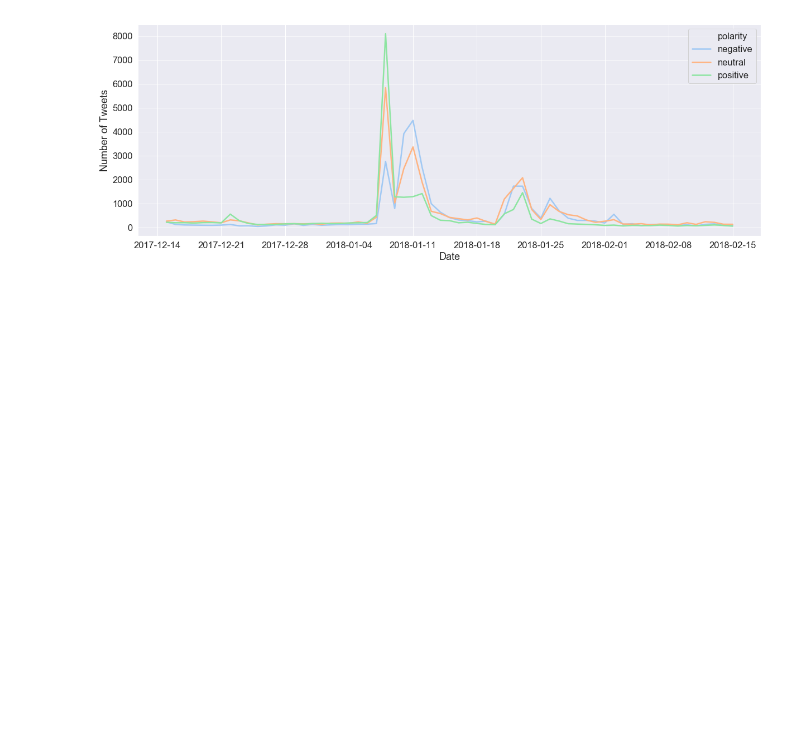
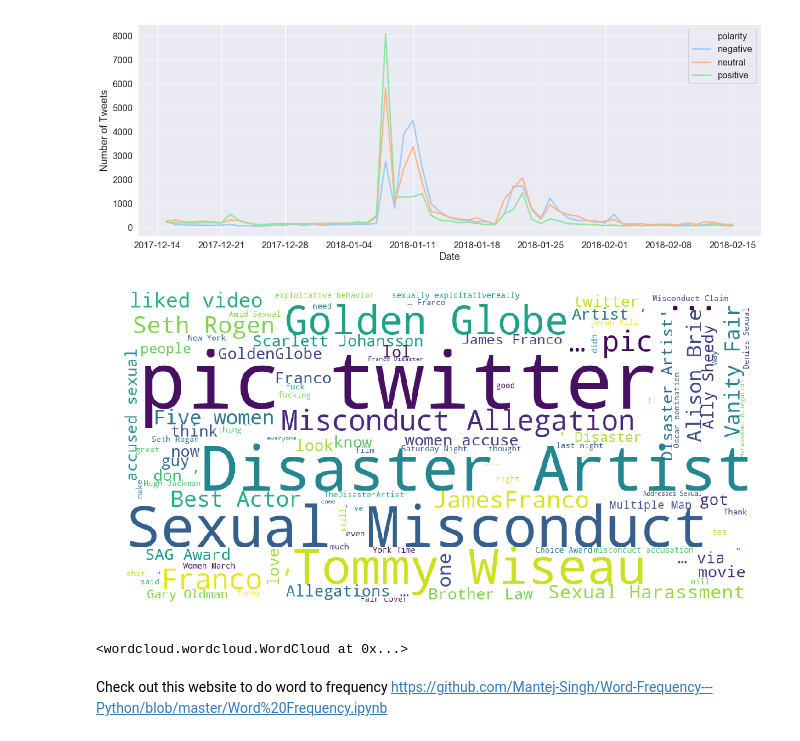
Before and after one commit to Tokkojin/Undergraduate-Honors-Thesis, a Jupyter notebook: sentiment_over_time.ipynb, the cells around one changed output. Drawn from its saved outputs; the diff is of its cells as text; code cells hidden in the pictures; blank space fills up the shorter version.

Commit message:
word cloud

```diff
--- a/sentiment_over_time.ipynb
+++ b/sentiment_over_time.ipynb
@@ -35,0 +39,27 @@ Text(0,0.5,'Number of Tweets')
+# %%
+# the regex used to detect words is a combination of normal words, ascii art, and emojis
+# 2+ consecutive letters (also include apostrophes), e.x It's
+normal_word = r"(?:\w[\w']+)"
+# 2+ consecutive punctuations, e.x. :)
+ascii_art = r"(?:[{punctuation}][{punctuation}]+)".format(punctuation=string.punctuation)
+# a single character that is not alpha_numeric or other ascii printable
+emoji = r"(?:[^\s])(?<![\w{ascii_printable}])".format(ascii_printable=string.printable)
+regexp = r"{normal_word}|{ascii_art}|{emoji}".format(normal_word=normal_word, ascii_art=ascii_art,
+                                                     emoji=emoji)
+
+
+words = ' '.join(tweets['text'])
+
+wordcloud = WordCloud(max_words=500, scale=3, background_color='white', regexp=regexp).generate(no_urls_no_tags)
+# %%
+plt.figure(figsize=(20,10))
+plt.imshow(wordcloud)
+plt.axis("off")
+plt.show()
+wordcloud.to_file('james_franco_cloud.png')
+# %% [output]
+[figure, added]
+<wordcloud.wordcloud.WordCloud at 0x...>
+# %% [markdown]
+Check out this website to do word to frequency
+https://github.com/Mantej-Singh/Word-Frequency---Python/blob/master/Word%20Frequency.ipynb
```
Also changed, not shown: parts of 2 cells of this notebook, 1 other file.
